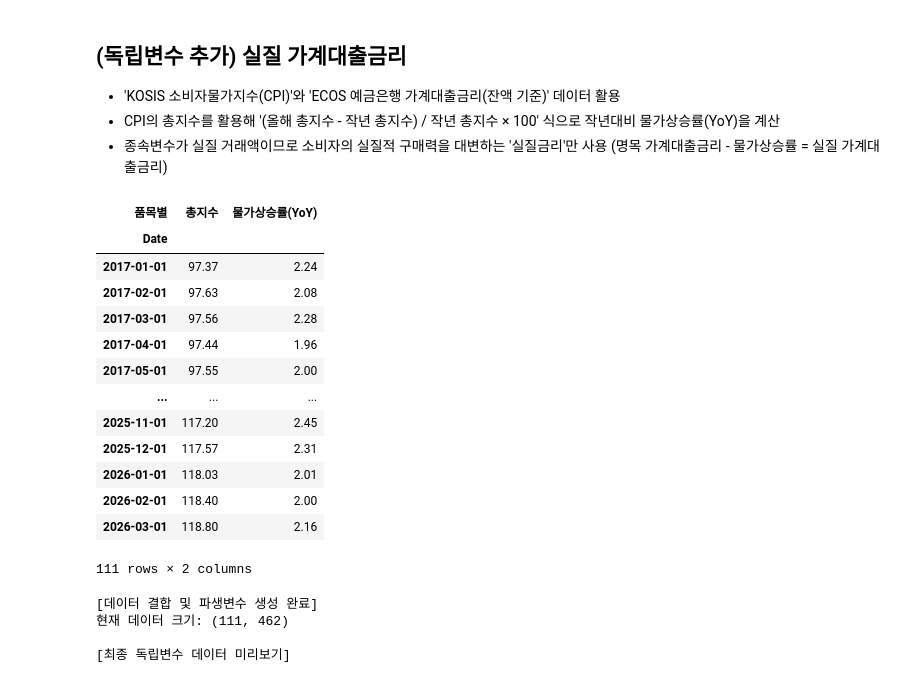
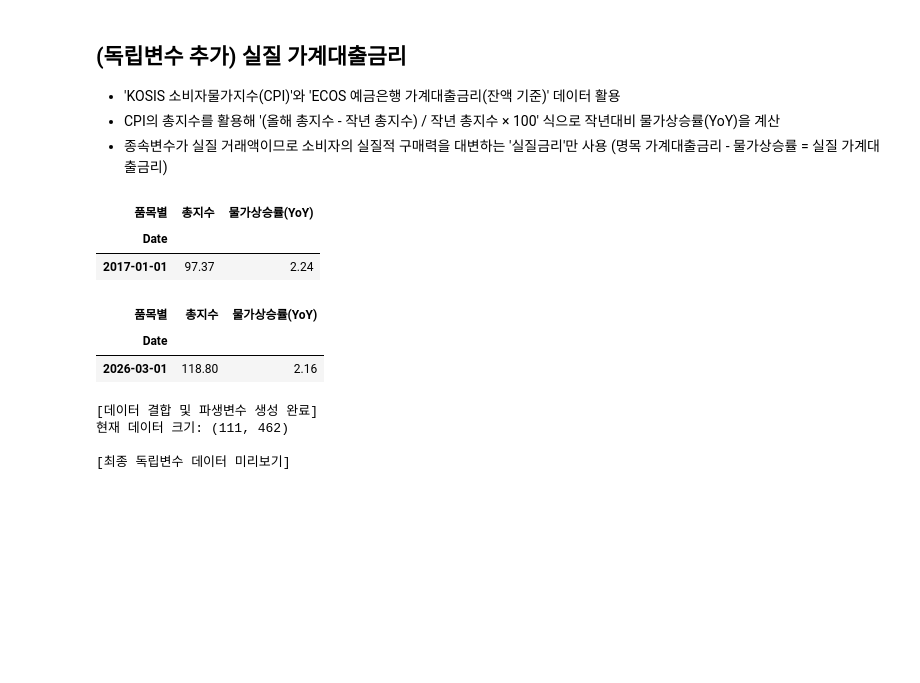
Before and after one commit to mathsjm32/Study, a Jupyter notebook: 공모전_논문_프로젝트.ipynb, the cells around one changed output. Saved outputs shown, nothing was run; the diff lists cells and outputs as text; code cells hidden in the pictures; blank space fills up the shorter version.

```diff
--- a/공모전_논문_프로젝트.ipynb
+++ b/공모전_논문_프로젝트.ipynb
@@ -285,30 +286,23 @@ df_실질거래액
 # %%
 # df_CPI에서 총지수를 이용해 물가상승률 계산
 # periods=12는 '12개월 전(즉, 작년 같은 달)'과 비교하라는 뜻입니다.
 df_CPI['물가상승률(YoY)'] = df_CPI['총지수'].pct_change(periods=12) * 100
 
 # 17년도 물가상승률은 16년도 데이터가 없으므로 직접 기입
 values_2017 = [2.241, 2.083, 2.277, 1.956, 2.004, 1.806, 2.167, 2.489, 2.000, 1.762, 1.153, 1.407]
 
 df_CPI.loc['2017-01-01':'2017-12-01', '물가상승률(YoY)'] = values_2017
 
 # 결과 확인
-display(df_CPI[['총지수', '물가상승률(YoY)']])
+display(df_CPI[['총지수', '물가상승률(YoY)']].head(1))
+display(df_CPI[['총지수', '물가상승률(YoY)']].tail(1))
 # %% [output]
 | 품목별 | 총지수 | 물가상승률(YoY) |
 | Date |  |  |
 | 2017-01-01 | 97.37 | 2.24 |
-| 2017-02-01 | 97.63 | 2.08 |
-| 2017-03-01 | 97.56 | 2.28 |
-| 2017-04-01 | 97.44 | 1.96 |
-| 2017-05-01 | 97.55 | 2.00 |
-| ... | ... | ... |
-| 2025-11-01 | 117.20 | 2.45 |
-| 2025-12-01 | 117.57 | 2.31 |
-| 2026-01-01 | 118.03 | 2.01 |
-| 2026-02-01 | 118.40 | 2.00 |
-| 2026-03-01 | 118.80 | 2.16 |
-111 rows × 2 columns
+| 품목별 | 총지수 | 물가상승률(YoY) |
+| Date |  |  |
+| 2026-03-01 | 118.80 | 2.16 |
 # %%
 # ==============================================================================
 # 1. ECOS 금리 데이터 불러오기 및 추출
```
Also changed, not shown: parts of 17 cells of this notebook, 1 other file.
